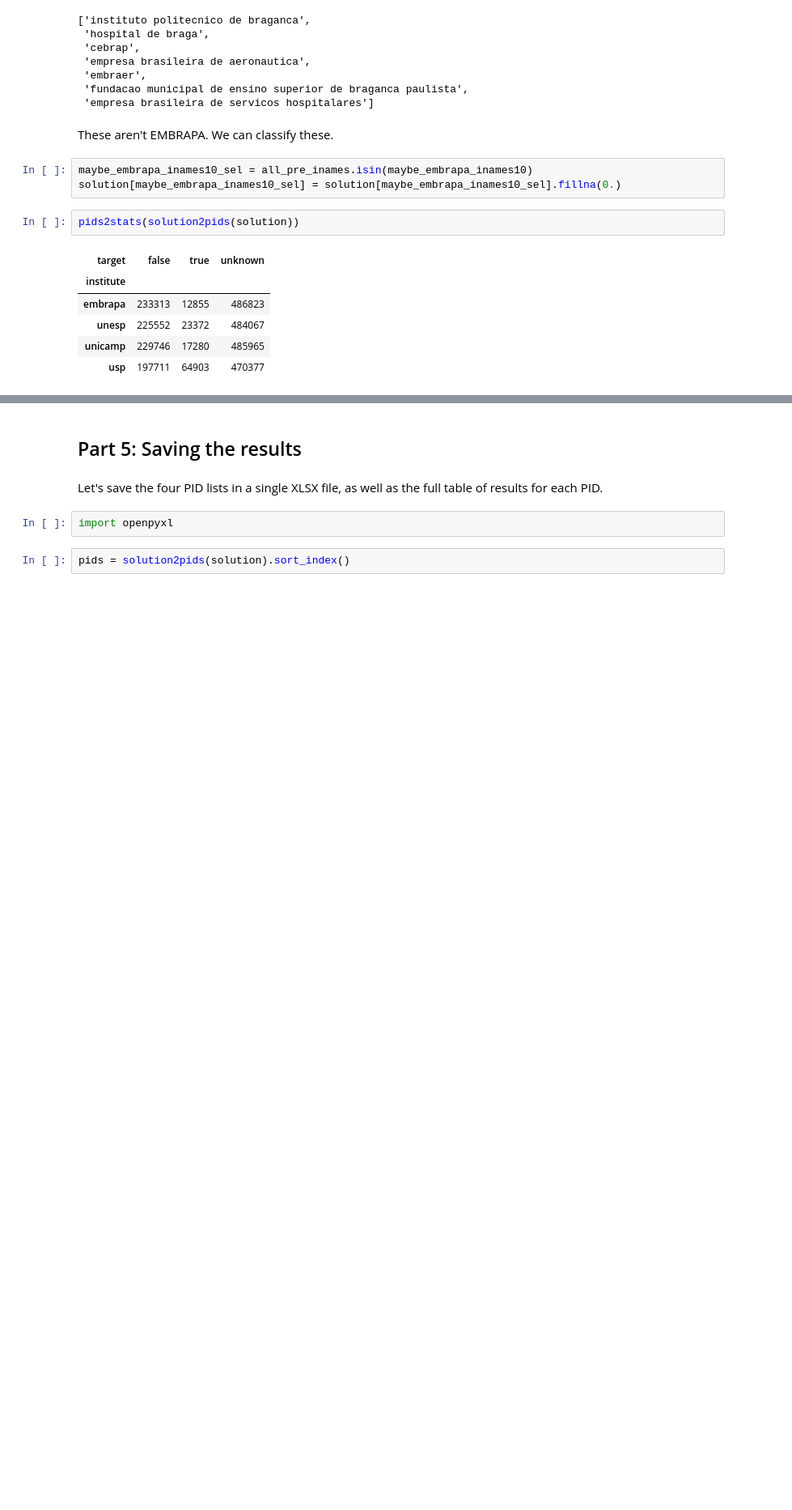
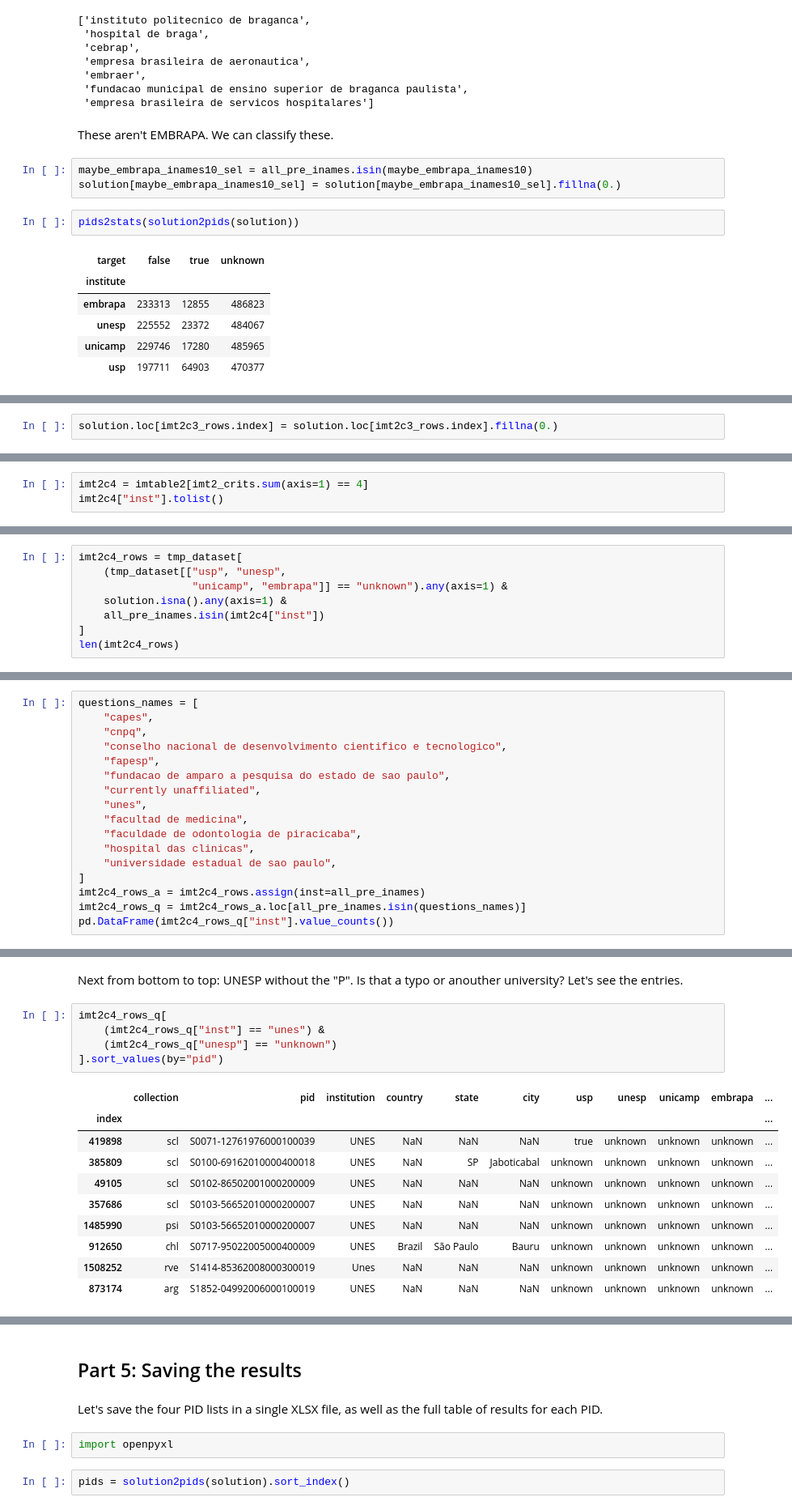
Before and after one commit to scieloorg/normalizations-experiments, a Jupyter notebook: experiments_2019-02_usp_unicamp_unesp_embrapa.ipynb, the cells around one changed output, grey strips where cells are left out. Shown at 81% size. Drawn from its saved outputs; the diff is of its cells as text; blank space fills up the shorter version.

```diff
--- a/experiments_2019-02_usp_unicamp_unesp_embrapa.ipynb
+++ b/experiments_2019-02_usp_unicamp_unesp_embrapa.ipynb
@@ -4993,0 +5430,2 @@ pids2stats(solution2pids(solution))
+# %%
+solution.loc[imt2c3_rows.index] = solution.loc[imt2c3_rows.index].fillna(0.)
@@ -4993,0 +5443,3 @@ pids2stats(solution2pids(solution))
+# %%
+imt2c4 = imtable2[imt2_crits.sum(axis=1) == 4]
+imt2c4["inst"].tolist()
@@ -4993,0 +5516,8 @@ pids2stats(solution2pids(solution))
+# %%
+imt2c4_rows = tmp_dataset[
+    (tmp_dataset[["usp", "unesp",
+                  "unicamp", "embrapa"]] == "unknown").any(axis=1) &
+    solution.isna().any(axis=1) &
+    all_pre_inames.isin(imt2c4["inst"])
+]
+len(imt2c4_rows)
@@ -4993,0 +5530,17 @@ pids2stats(solution2pids(solution))
+# %%
+questions_names = [
+    "capes",
+    "cnpq",
+    "conselho nacional de desenvolvimento cientifico e tecnologico",
+    "fapesp",
+    "fundacao de amparo a pesquisa do estado de sao paulo",
+    "currently unaffiliated",
+    "unes",
+    "facultad de medicina",
+    "faculdade de odontologia de piracicaba",
+    "hospital das clinicas",
+    "universidade estadual de sao paulo",
+]
+imt2c4_rows_a = imt2c4_rows.assign(inst=all_pre_inames)
+imt2c4_rows_q = imt2c4_rows_a.loc[all_pre_inames.isin(questions_names)]
+pd.DataFrame(imt2c4_rows_q["inst"].value_counts())
@@ -4993,0 +5659,19 @@ pids2stats(solution2pids(solution))
+# %% [markdown]
+Next from bottom to top: UNESP without the "P".
+Is that a typo or anouther university? Let's see the entries.
+# %%
+imt2c4_rows_q[
+    (imt2c4_rows_q["inst"] == "unes") &
+    (imt2c4_rows_q["unesp"] == "unknown")
+].sort_values(by="pid")
+# %% [output]
+|  | collection | pid | institution | country | state | city | usp | unesp | unicamp | embrapa | ... |
+| index |  |  |  |  |  |  |  |  |  |  | ... |
+| 419898 | scl | S0071-12761976000100039 | UNES | NaN | NaN | NaN | true | unknown | unknown | unknown | ... |
+| 385809 | scl | S0100-69162010000400018 | UNES | NaN | SP | Jaboticabal | unknown | unknown | unknown | unknown | ... |
+| 49105 | scl | S0102-86502001000200009 | UNES | NaN | NaN | NaN | unknown | unknown | unknown | unknown | ... |
+| 357686 | scl | S0103-56652010000200007 | UNES | NaN | NaN | NaN | unknown | unknown | unknown | unknown | ... |
+| 1485990 | psi | S0103-56652010000200007 | UNES | NaN | NaN | NaN | unknown | unknown | unknown | unknown | ... |
+| 912650 | chl | S0717-95022005000400009 | UNES | Brazil | São Paulo | Bauru | unknown | unknown | unknown | unknown | ... |
+| 1508252 | rve | S1414-85362008000300019 | Unes | NaN | NaN | NaN | unknown | unknown | unknown | unknown | ... |
+| 873174 | arg | S1852-04992006000100019 | UNES | NaN | NaN | NaN | unknown | unknown | unknown | unknown | ... |
```
Also changed, not shown: parts of 70 cells of this notebook.
